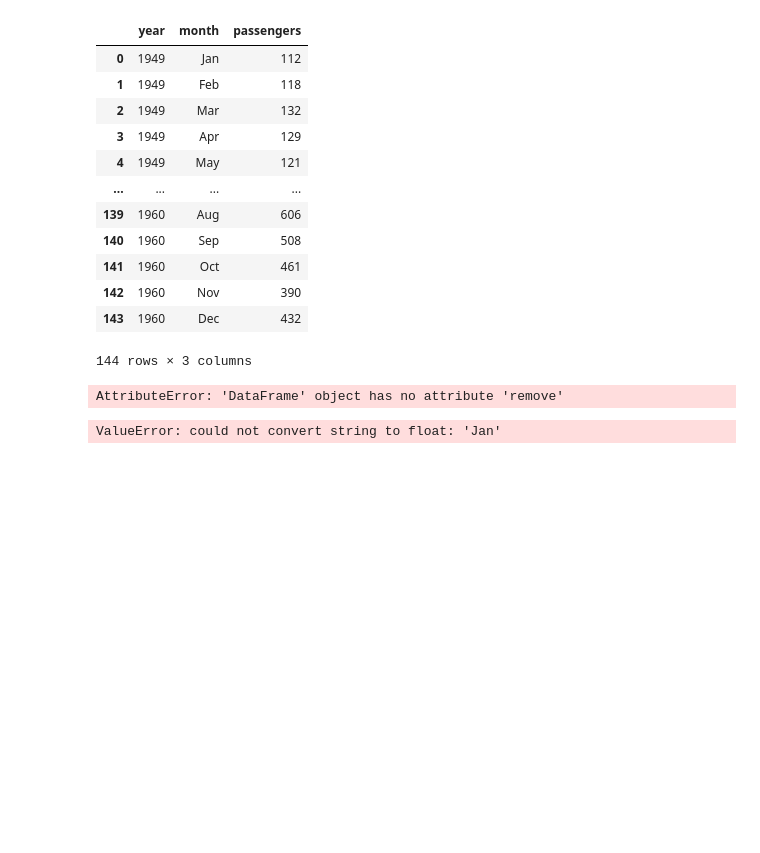
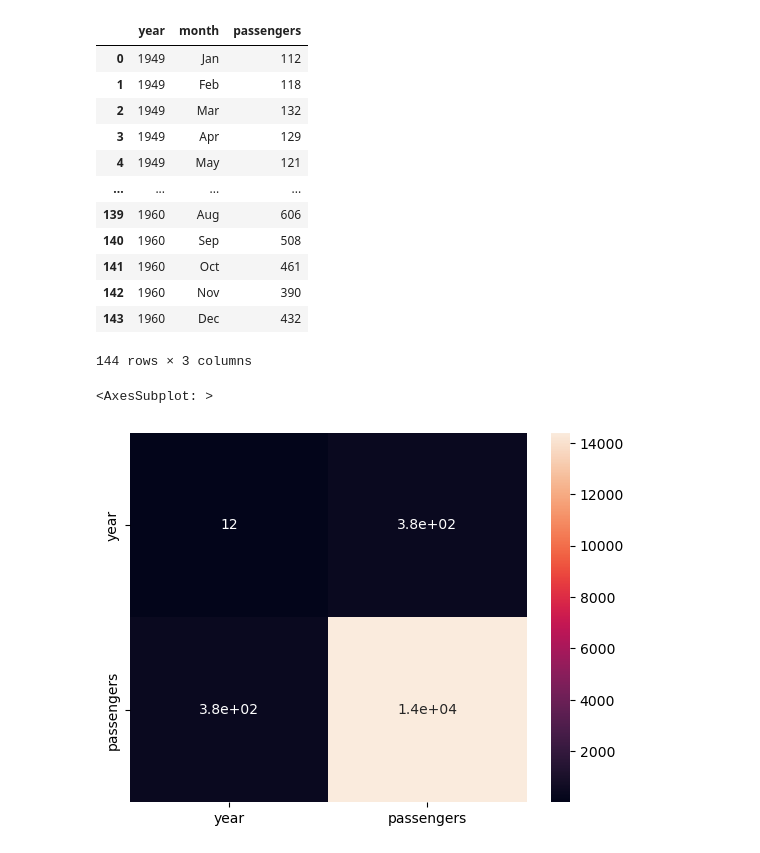
Before and after one commit to dheerajyadav7s/assignments, a Jupyter notebook: seaborn_assign.ipynb, the cells around one changed output. Drawn from its saved outputs; the diff is of its cells as text; code cells hidden in the pictures; blank space fills up the shorter version.

```diff
--- a/seaborn_assign.ipynb
+++ b/seaborn_assign.ipynb
@@ -141,10 +141,7 @@ d
 | 143 | 1960 | Dec | 432 |
 144 rows × 3 columns
 # %%
-d.remove(month)
+sns.heatmap(d.cov(),annot=True)
 # %% [output]
-AttributeError: 'DataFrame' object has no attribute 'remove'
+<AxesSubplot: >
+[figure, added]
-# %%
-sns.heatmap(x=d.year,y=d.passengers,data=d,annot=True)
-# %% [output]
-ValueError: could not convert string to float: 'Jan'
```
